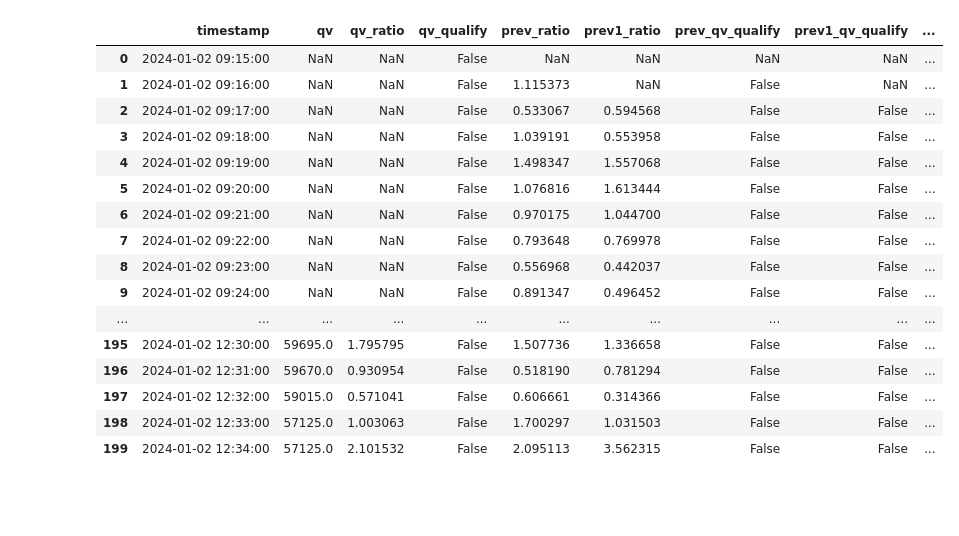
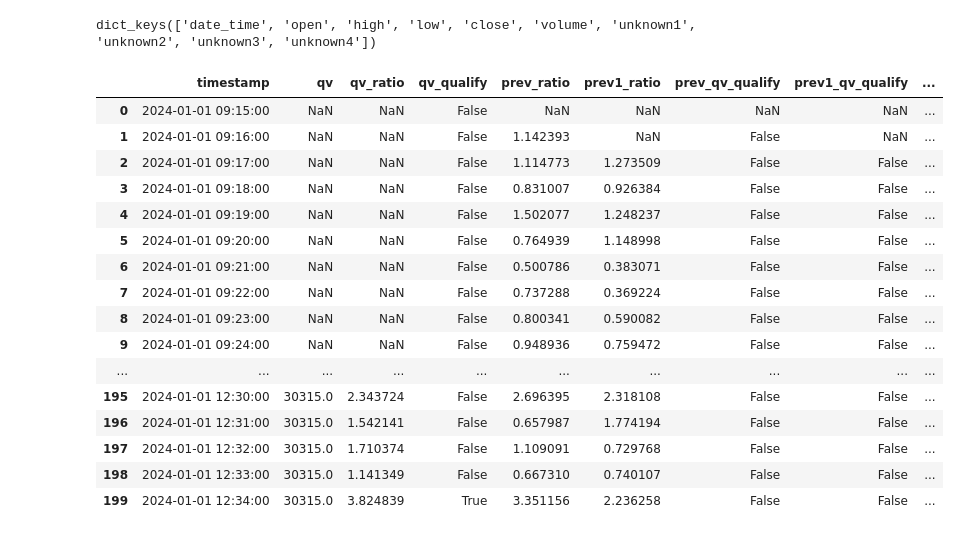
Before and after one commit to nitmnit/nifty-analysis, a Jupyter notebook: h8-peak-dip-scalping.ipynb, the cells around one changed output. Drawn from its saved outputs; the diff is of its cells as text; code cells hidden in the pictures; blank space fills up the shorter version.

```diff
--- a/h8-peak-dip-scalping.ipynb
+++ b/h8-peak-dip-scalping.ipynb
@@ -224,0 +163,32 @@ Changed call strike: 22000, 22050 old priced: 17.55 to new price: 17.55 at: 2024
+# %%
+instrument = b.Instrument(name="NIFTY 22650 CALL 7 Mar 2024")
+ps = PeakStrategy(instrument=instrument, settings=settings)
+
+for index, row in train_dates.iterrows():
+    trading_df = ic.get_opt_pre_df(symbol=IC_SYMBOL, expiry=row.expiry, cur_dt=index.date(), strike_price=row.call_trading, option_type=OPTION_TYPE_CALL)
+    monitoring_df = ic.get_opt_pre_df(symbol=IC_SYMBOL, expiry=row.expiry, cur_dt=index.date(), strike_price=row.put_trading, option_type=OPTION_TYPE_PUT)
+    ps.meta={'trading_strike': row['call_trading'], "trading_type": OPTION_TYPE_CALL, 'mon_strike': row['put_monitoring']}
+    for i in range(put_df.shape[0]):
+        if not ps.om.has_intrade_orders() and (abs(trading_df.iloc[i].close - TRADING_STRIKE_PRICE) < 10) and not (trading_df.iloc[i].name.hour == 15 and trading_df.iloc[i].name.minute >= 29):
+            old_price = trading_df.iloc[i].close
+            trade_strike = ut.get_strike_price_by_price(symbol=SYMBOL, expiry=row.expiry, timestamp=trading_df.iloc[i].name, option_type=OPTION_TYPE_CALL, price=TRADING_STRIKE_PRICE, exchange=EXCHANGE)
+            if trade_strike != row["call_strike"]:
+                print(f"changing call strike new: {call_strike}, old: {row['call_strike']}")
+                row["call_strike"] = train_dates.loc[index, "call_strike"] = call_strike
+                call_df = ic.get_opt_pre_df(symbol=IC_SYMBOL, expiry=row.expiry, cur_dt=index.date(), strike_price=row.call_strike, option_type=OPTION_TYPE_CALL)
+                update_strike(ps=ps, call_df=call_df, put_df=put_df, till_idx=i-1, call_strike=row['call_strike'], put_strike=row['put_strike'])
+        if not ps.om.has_intrade_orders() and (put_df.iloc[i].close < 18 or put_df.iloc[i].close > 40) and not (call_df.iloc[i].name.hour == 15 and call_df.iloc[i].name.minute >= 29):
+            old_price = put_df.iloc[i].close
+            put_strike = ut.get_strike_price_by_price(symbol=SYMBOL, expiry=row.expiry, timestamp=put_df.iloc[i].name, option_type=OPTION_TYPE_PUT, price=30, exchange=EXCHANGE)
+            if put_strike != row["put_strike"]:
+                print(f"changing put strike new: {put_strike}, old: {row['put_strike']}")
+                row["put_strike"] = train_dates.loc[index, "put_strike"]  = put_strike
+                put_df = ic.get_opt_pre_df(symbol=IC_SYMBOL, expiry=row.expiry, cur_dt=index.date(), strike_price=row.put_strike, option_type=OPTION_TYPE_PUT)
+                update_strike(ps=ps, call_df=call_df, put_df=put_df, till_idx=i-1, call_strike=row['call_strike'], put_strike=row['put_strike'])
+        cdict = call_df.iloc[i].to_dict()
+        cdict['timestamp'] = call_df.iloc[i].name
+        pdict = put_df.iloc[i].to_dict()
+        pdict['timestamp'] = put_df.iloc[i].name
+        # cdict, pdict = pdict, cdict
+        ps.next(cdict, pdict)
+    break
@@ -238,4 +204,0 @@ buy, at:2024-01-01 14:53:00, b:26.45, sqat:2024-01-01 15:01:00, s:23.93904474149
-# %%
-pd.set_option('display.max_rows', 200)
-# ps.put_ticks[["timestamp", "qv", "qv_ratio", "qv_qualify", "prev_ratio", "prev1_ratio", "prev_qv_qualify", "prev1_qv_qualify", "red_qualify"]].head(200)
-ps.call_ticks[["timestamp", "qv", "qv_ratio"]].head(200)
@@ -278,21 +276,26 @@ ps.put_ticks.hvplot(x='timestamp', y='cdiff')
+# %%
+cds.data.keys()
+# %% [output]
+dict_keys(['date_time', 'open', 'high', 'low', 'close', 'volume', 'unknown1', 'unknown2', 'unknown3', 'unknown4'])
 # %%
 pd.set_option('display.max_rows', 200)
-ps.put_ticks[["timestamp", "qv", "qv_ratio", "qv_qualify", "prev_ratio", "prev1_ratio", "prev_qv_qualify", "prev1_qv_qualify", "red_qualify"]].head(200)
+# ps.put_ticks.loc[ps.put_ticks.red_qualify][["timestamp", "qv", "qv_ratio", "qv_qualify", "prev_ratio", "prev1_ratio", "prev_qv_qualify", "prev1_qv_qualify", "red_qualify", "cdiff"]].head(200)
+ps.put_ticks[["timestamp", "qv", "qv_ratio", "qv_qualify", "prev_ratio", "prev1_ratio", "prev_qv_qualify", "prev1_qv_qualify", "red_qualify", "cdiff"]].head(200)
 # %% [output]
 |  | timestamp | qv | qv_ratio | qv_qualify | prev_ratio | prev1_ratio | prev_qv_qualify | prev1_qv_qualify | ... |
-| 0 | 2024-01-02 09:15:00 | NaN | NaN | False | NaN | NaN | NaN | NaN | ... |
-| 1 | 2024-01-02 09:16:00 | NaN | NaN | False | 1.115373 | NaN | False | NaN | ... |
-| 2 | 2024-01-02 09:17:00 | NaN | NaN | False | 0.533067 | 0.594568 | False | False | ... |
-| 3 | 2024-01-02 09:18:00 | NaN | NaN | False | 1.039191 | 0.553958 | False | False | ... |
-| 4 | 2024-01-02 09:19:00 | NaN | NaN | False | 1.498347 | 1.557068 | False | False | ... |
-| 5 | 2024-01-02 09:20:00 | NaN | NaN | False | 1.076816 | 1.613444 | False | False | ... |
-| 6 | 2024-01-02 09:21:00 | NaN | NaN | False | 0.970175 | 1.044700 | False | False | ... |
-| 7 | 2024-01-02 09:22:00 | NaN | NaN | False | 0.793648 | 0.769978 | False | False | ... |
-| 8 | 2024-01-02 09:23:00 | NaN | NaN | False | 0.556968 | 0.442037 | False | False | ... |
-| 9 | 2024-01-02 09:24:00 | NaN | NaN | False | 0.891347 | 0.496452 | False | False | ... |
+| 0 | 2024-01-01 09:15:00 | NaN | NaN | False | NaN | NaN | NaN | NaN | ... |
+| 1 | 2024-01-01 09:16:00 | NaN | NaN | False | 1.142393 | NaN | False | NaN | ... |
+| 2 | 2024-01-01 09:17:00 | NaN | NaN | False | 1.114773 | 1.273509 | False | False | ... |
+| 3 | 2024-01-01 09:18:00 | NaN | NaN | False | 0.831007 | 0.926384 | False | False | ... |
+| 4 | 2024-01-01 09:19:00 | NaN | NaN | False | 1.502077 | 1.248237 | False | False | ... |
+| 5 | 2024-01-01 09:20:00 | NaN | NaN | False | 0.764939 | 1.148998 | False | False | ... |
+| 6 | 2024-01-01 09:21:00 | NaN | NaN | False | 0.500786 | 0.383071 | False | False | ... |
+| 7 | 2024-01-01 09:22:00 | NaN | NaN | False | 0.737288 | 0.369224 | False | False | ... |
+| 8 | 2024-01-01 09:23:00 | NaN | NaN | False | 0.800341 | 0.590082 | False | False | ... |
+| 9 | 2024-01-01 09:24:00 | NaN | NaN | False | 0.948936 | 0.759472 | False | False | ... |
 | ... | ... | ... | ... | ... | ... | ... | ... | ... | ... |
-| 195 | 2024-01-02 12:30:00 | 59695.0 | 1.795795 | False | 1.507736 | 1.336658 | False | False | ... |
-| 196 | 2024-01-02 12:31:00 | 59670.0 | 0.930954 | False | 0.518190 | 0.781294 | False | False | ... |
-| 197 | 2024-01-02 12:32:00 | 59015.0 | 0.571041 | False | 0.606661 | 0.314366 | False | False | ... |
-| 198 | 2024-01-02 12:33:00 | 57125.0 | 1.003063 | False | 1.700297 | 1.031503 | False | False | ... |
-| 199 | 2024-01-02 12:34:00 | 57125.0 | 2.101532 | False | 2.095113 | 3.562315 | False | False | ... |
+| 195 | 2024-01-01 12:30:00 | 30315.0 | 2.343724 | False | 2.696395 | 2.318108 | False | False | ... |
+| 196 | 2024-01-01 12:31:00 | 30315.0 | 1.542141 | False | 0.657987 | 1.774194 | False | False | ... |
+| 197 | 2024-01-01 12:32:00 | 30315.0 | 1.710374 | False | 1.109091 | 0.729768 | False | False | ... |
+| 198 | 2024-01-01 12:33:00 | 30315.0 | 1.141349 | False | 0.667310 | 0.740107 | False | False | ... |
+| 199 | 2024-01-01 12:34:00 | 30315.0 | 3.824839 | True | 3.351156 | 2.236258 | False | False | ... |
```
Also changed, not shown: parts of 14 cells of this notebook, 7 other files.
